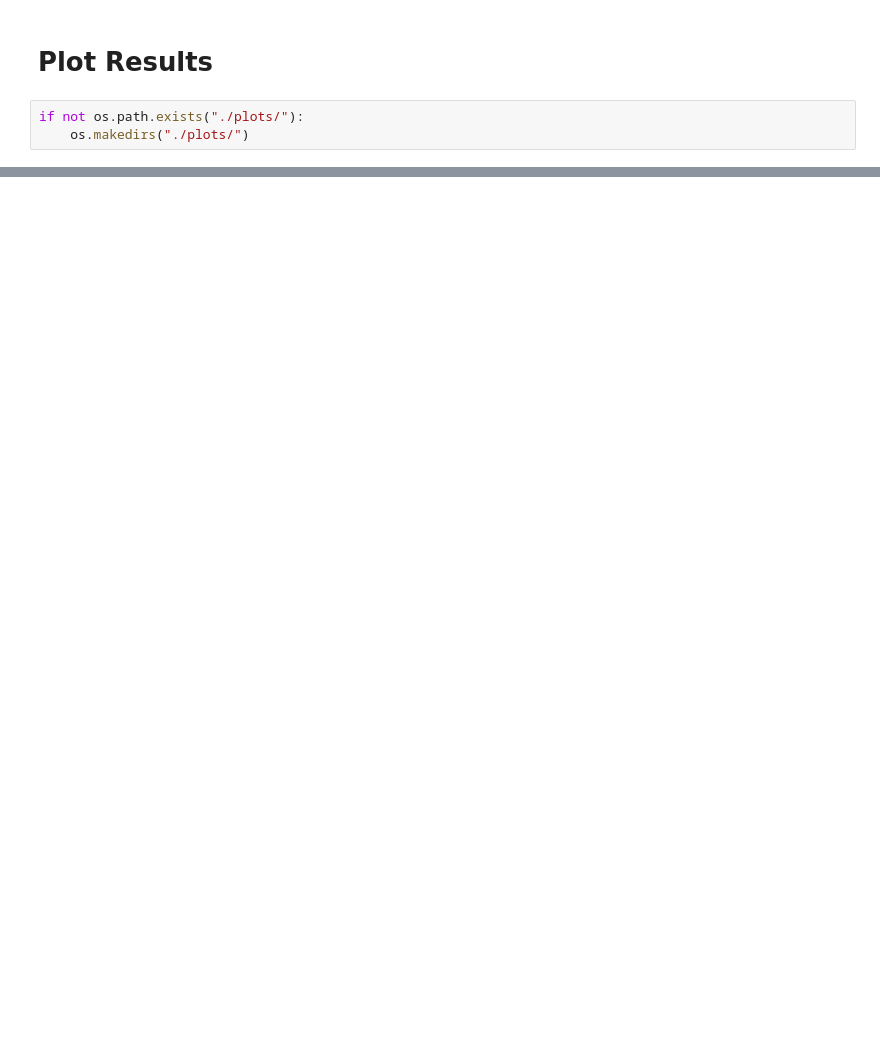
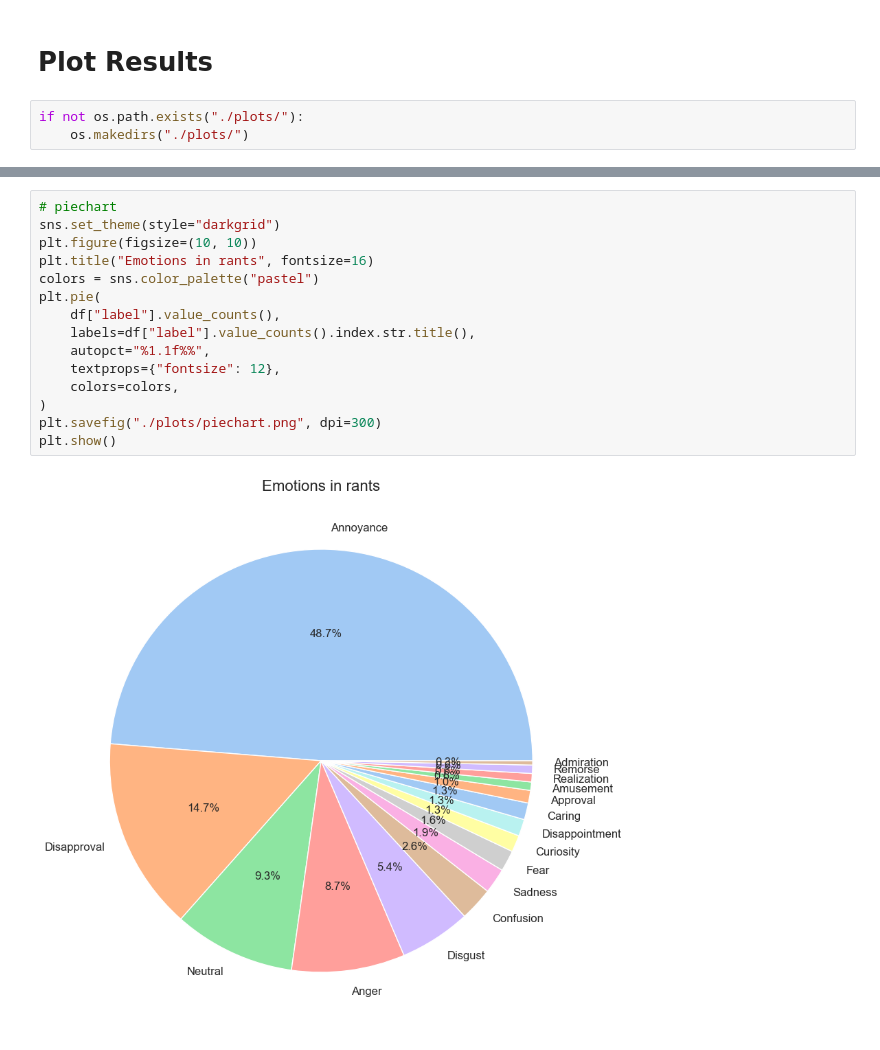
Before and after one commit to Siddhesh-Agarwal/linus-rants, a Jupyter notebook: notebook.ipynb, the cells around one changed output, grey strips where cells are left out. Drawn from its saved outputs; the diff is of its cells as text; blank space fills up the shorter version.

```diff
--- a/notebook.ipynb
+++ b/notebook.ipynb
@@ -79,0 +86,17 @@ plt.show()
+# %%
+# piechart
+sns.set_theme(style="darkgrid")
+plt.figure(figsize=(10, 10))
+plt.title("Emotions in rants", fontsize=16)
+colors = sns.color_palette("pastel")
+plt.pie(
+    df["label"].value_counts(),
+    labels=df["label"].value_counts().index.str.title(),
+    autopct="%1.1f%%",
+    textprops={"fontsize": 12},
+    colors=colors,
+)
+plt.savefig("./plots/piechart.png", dpi=300)
+plt.show()
+# %% [output]
+[figure, added]
```
Also changed, not shown: parts of 8 cells of this notebook, 6 other files.
